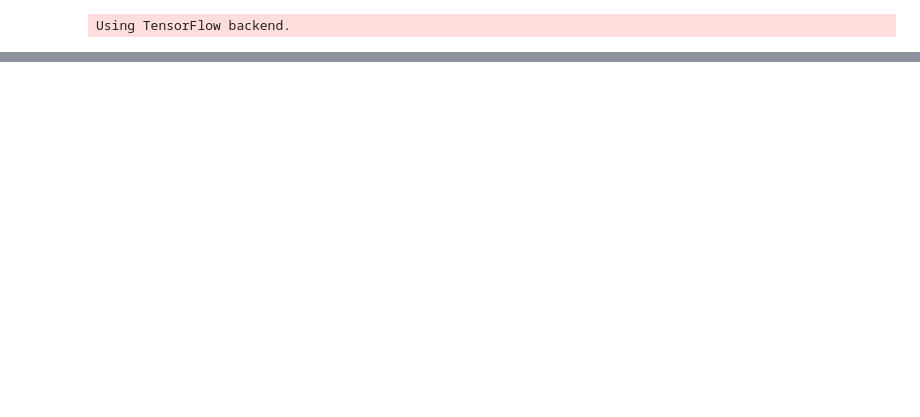
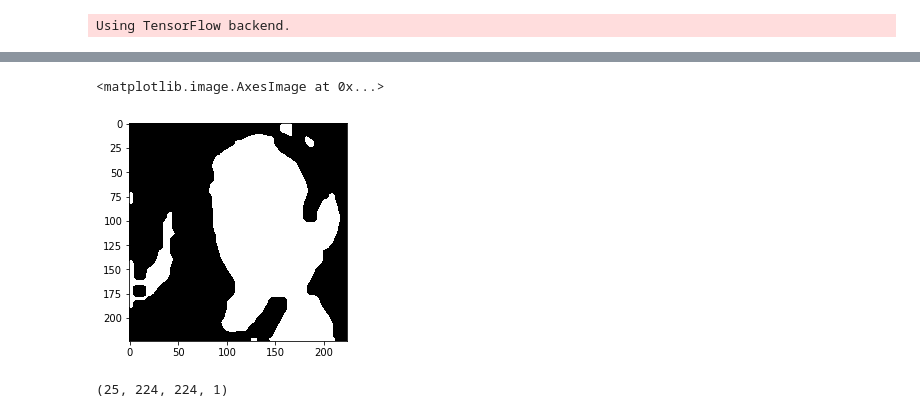
Before and after one commit to AndreaR23/vessel_segmentation, a Jupyter notebook: UNET_Test_optic_disk.ipynb, the cells around one changed output, grey strips where cells are left out. Saved outputs shown, nothing was run; the diff lists cells and outputs as text; code cells hidden in the pictures; blank space fills up the shorter version.

```diff
--- a/UNET_Test_optic_disk.ipynb
+++ b/UNET_Test_optic_disk.ipynb
@@ -122,0 +176,11 @@ plt.imshow(medfilt2d(prediction[idx].astype(np.uint8), 5), cmap='gray')
+# %%
+# opening = cv2.morphologyEx(closing, cv2.MORPH_OPEN, kernel)
+opening = medfilt2d(closing.astype(np.uint8), 5)
+plt.imshow(opening, cmap='gray')
+# %% [output]
+<matplotlib.image.AxesImage at 0x...>
+[figure, added]
+# %%
+testY.shape
+# %% [output]
+(25, 224, 224, 1)
```
Also changed, not shown: parts of 21 cells of this notebook, 4 other files.
